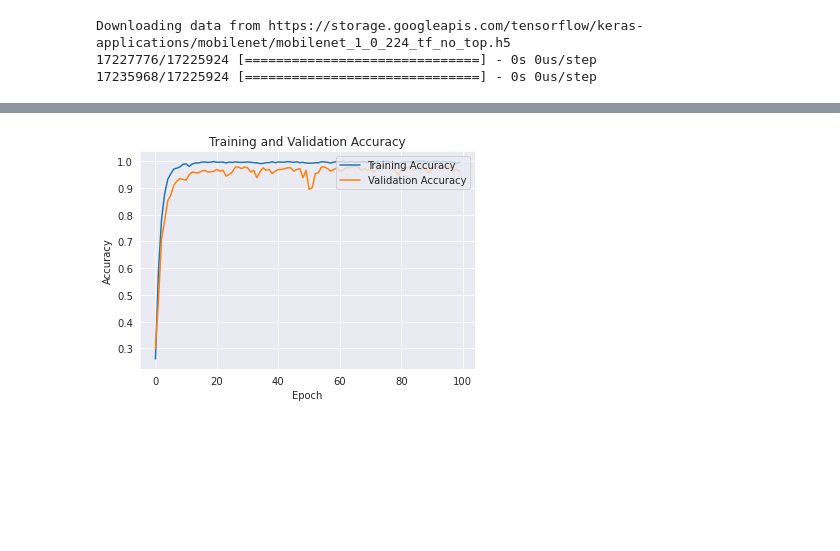
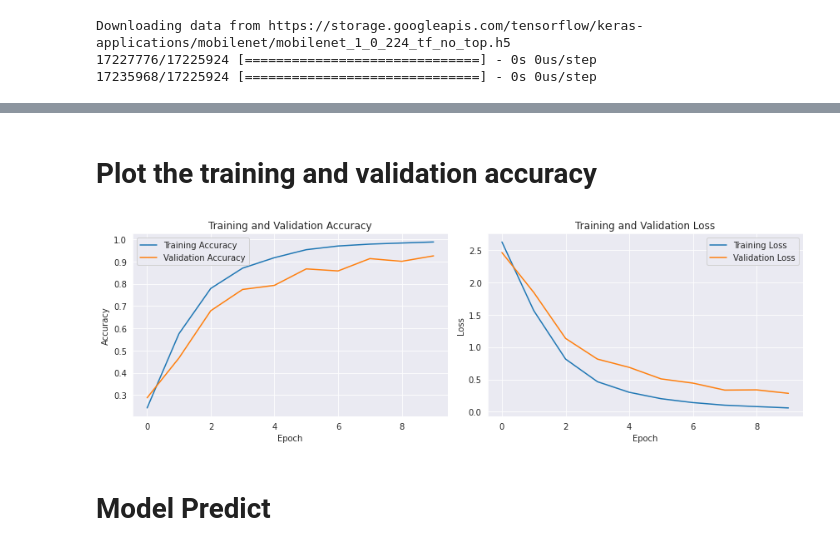
Before and after one commit to ALaaAlawdi/Adepartment-Price-in-Sudia-Arabia, a Jupyter notebook: mobile-net-81-4-test-cars-classifiction.ipynb, the cells around one changed output, grey strips where cells are left out. Saved outputs shown, nothing was run; the diff lists cells and outputs as text; code cells hidden in the pictures; blank space fills up the shorter version.

```diff
--- a/mobile-net-81-4-test-cars-classifiction.ipynb
+++ b/mobile-net-81-4-test-cars-classifiction.ipynb
@@ -206,20 +239,3 @@ model.add(Dense(20, activation="softmax" , name="classification"))
 Downloading data from https://storage.googleapis.com/tensorflow/keras-applications/mobilenet/mobilenet_1_0_224_tf_no_top.h5
 17227776/17225924 [==============================] - 0s 0us/step
 17235968/17225924 [==============================] - 0s 0us/step
-# %%
-optimizer_1 = tf.keras.optimizers.Adam(learning_rate = LEARNING_RATE)
-
-loss = tf.keras.losses.CategoricalCrossentropy(from_logits=False)
-
-model_checkpoint = ModelCheckpoint(MODEL_CHECKPOINT_FILEPATH,
-                                   monitor='val_accuracy',
-                                   save_best_only=True,
-                                   save_weights_only=True,
-                                   verbose=1,
-                                   mode = 'max')
-
-callbacks = [model_checkpoint]
-
-model.compile(optimizer = optimizer_1,
-              loss = loss,
-              metrics=['accuracy'])
@@ -226,3 +244,4 @@ model.compile(optimizer = optimizer_1,
 # %%
-hist = model.fit(train_gen,validation_data=valid_gen, epochs=100, callbacks=callbacks )
+# Train the model with the training and validation sets
+hist = model.fit(train_gen, validation_data=valid_gen, epochs=10, callbacks=[model_checkpoint])
 # %% [output]
@@ -258,13 +282,26 @@ The model had an accuracy score of 99.4%!!
+# %% [markdown]
+# Plot the training and validation accuracy
 # %%
-import matplotlib.pyplot as plt
-
-# Plot the training and validation accuracy
-plt.plot(hist.history['accuracy'])
-plt.plot(hist.history['val_accuracy'])
+# Plot the training and validation accuracy and loss
+plt.figure(figsize=(12, 4))
+plt.subplot(1, 2, 1)
+plt.plot(hist.history['accuracy'], label='Training Accuracy')
+plt.plot(hist.history['val_accuracy'], label='Validation Accuracy')
 plt.title('Training and Validation Accuracy')
 plt.xlabel('Epoch')
 plt.ylabel('Accuracy')
-plt.legend(['Training Accuracy', 'Validation Accuracy'], loc='upper right')
+plt.legend()
+
+plt.subplot(1, 2, 2)
+plt.plot(hist.history['loss'], label='Training Loss')
+plt.plot(hist.history['val_loss'], label='Validation Loss')
+plt.title('Training and Validation Loss')
+plt.xlabel('Epoch')
+plt.ylabel('Loss')
+plt.legend()
+plt.tight_layout()
 plt.show()
 # %% [output]
-[figure, old version]
+[figure, new version]
+# %% [markdown]
+# Model Predict
```
Also changed, not shown: parts of 34 cells of this notebook.
